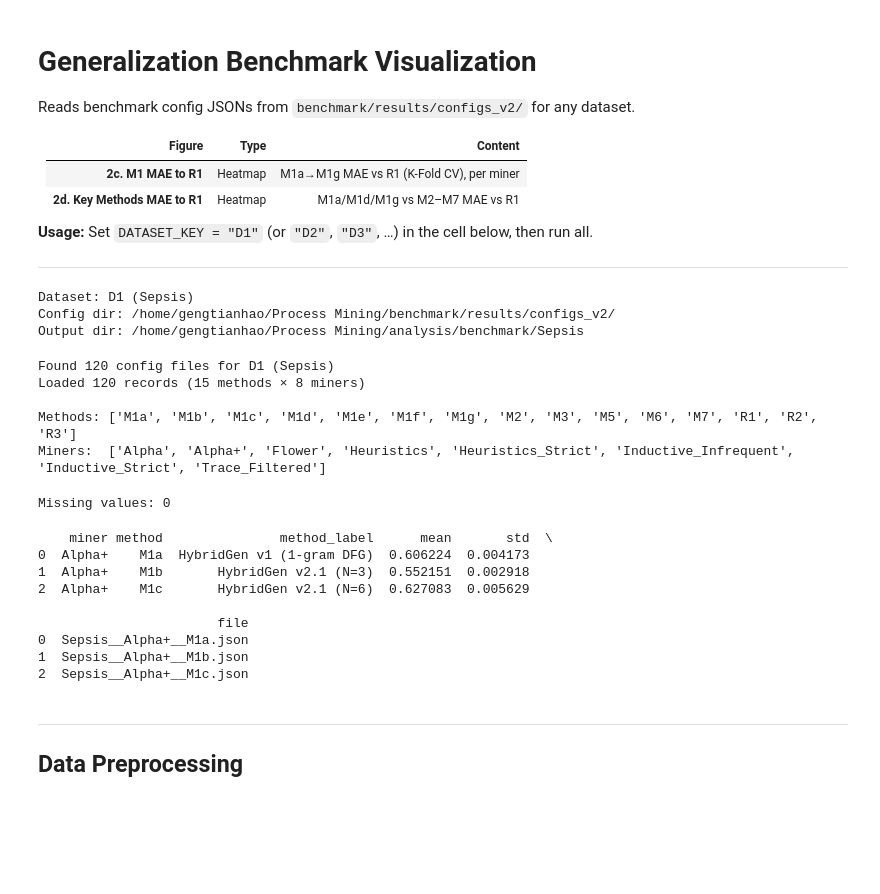
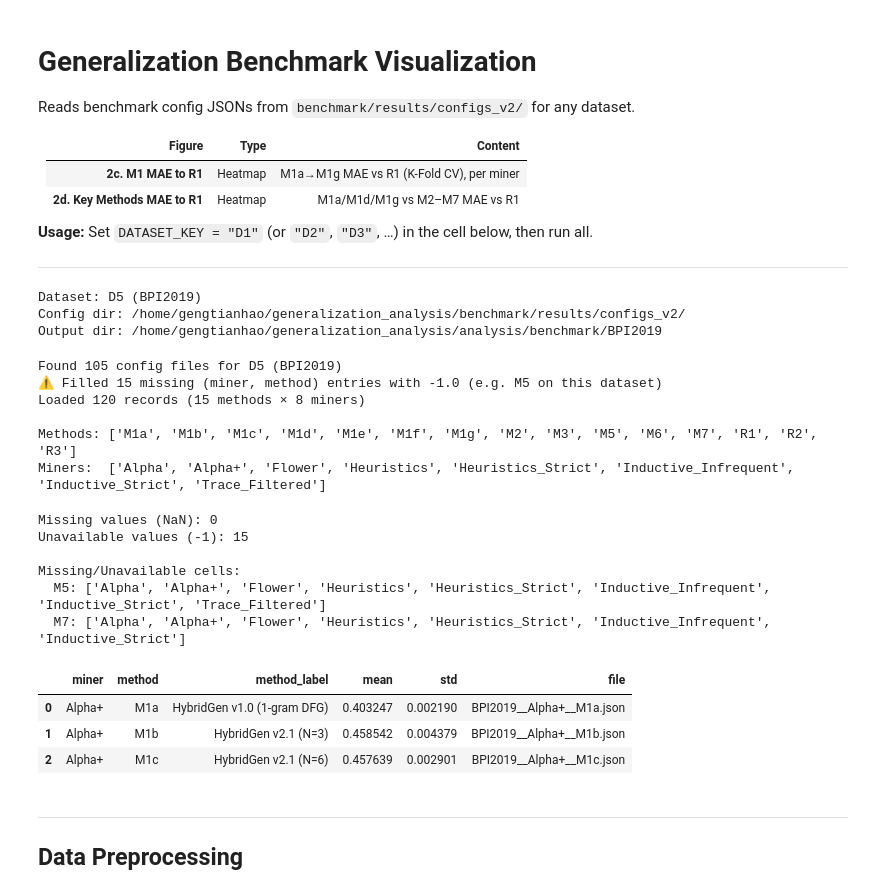
Before and after one commit to Gength/generalization_analysis, a Jupyter notebook: visualize_benchmark.ipynb, the cells around one changed output. Saved outputs shown, nothing was run; the diff lists cells and outputs as text; code cells hidden in the pictures; blank space fills up the shorter version.

```diff
--- a/visualize_benchmark.ipynb
+++ b/visualize_benchmark.ipynb
@@ -13,7 +13,7 @@ Reads benchmark config JSONs from `benchmark/results/configs_v2/` for any datase
 ---
 # %%
 # === Configuration: set your dataset key here ===
-DATASET_KEY = "D1"   # ← Change to "D1", "D2", "D3", … "D21"
+DATASET_KEY = "D5"   # ← Change to "D1", "D2", "D3", … "D21"
 
 # === Imports ===
 import json, glob, os, re, sys
@@ -47,9 +47,9 @@ print(f"Dataset: {DATASET_LABEL}")
 print(f"Config dir: {CONFIG_DIR}")
 print(f"Output dir: {OUTPUT_DIR}")
 # %% [output]
-Dataset: D1 (Sepsis)
-Config dir: /home/gengtianhao/Process Mining/benchmark/results/configs_v2/
-Output dir: /home/gengtianhao/Process Mining/analysis/benchmark/Sepsis
+Dataset: D5 (BPI2019)
+Config dir: /home/gengtianhao/generalization_analysis/benchmark/results/configs_v2/
+Output dir: /home/gengtianhao/generalization_analysis/analysis/benchmark/BPI2019
 # %%
 # === Load all config JSONs for this dataset ===
 files = sorted(glob.glob(os.path.join(CONFIG_DIR, f"{DATASET_NAME}__*.json")))
@@ -99,12 +99,39 @@ for fp in files:
         'file': basename
     })
 
+# === Fill missing (miner, method) combinations with -1 ===
+_CANONICAL_MINERS = [
+    'Trace_Filtered', 'Alpha', 'Alpha+', 'Heuristics', 'Heuristics_Strict',
+    'Inductive_Strict', 'Inductive_Infrequent', 'Flower',
+]
+_CANONICAL_METHODS = ['M1a', 'M1b', 'M1c', 'M1d', 'M1e', 'M1f', 'M1g',
+                      'M2', 'M3', 'M5', 'M6', 'M7', 'R1', 'R2', 'R3']
+
+present_pairs = set((r['miner'], r['method']) for r in records)
+n_filled = 0
+for miner in _CANONICAL_MINERS:
+    for method in _CANONICAL_METHODS:
+        if (miner, method) not in present_pairs:
+            records.append({
+                'miner': miner,
+                'method': method,
+                'method_label': method,
+                'mean': -1.0,
+                'std': -1.0,
+                'file': f'__missing__{miner}__{method}'
+            })
+            n_filled += 1
+
+if n_filled > 0:
+    print(f"⚠ Filled {n_filled} missing (miner, method) entries with -1.0 (e.g. M5 on this dataset)")
+
 df = pd.DataFrame(records)
 print(f"Loaded {len(df)} records ({df['method'].nunique()} methods × {df['miner'].nunique()} miners)")
 print(f"\nMethods: {sorted(df['method'].unique())}")
 print(f"Miners:  {sorted(df['miner'].unique())}")
 # %% [output]
-Found 120 config files for D1 (Sepsis)
+Found 105 config files for D5 (BPI2019)
+⚠ Filled 15 missing (miner, method) entries with -1.0 (e.g. M5 on this dataset)
 Loaded 120 records (15 methods × 8 miners)
 
 Methods: ['M1a', 'M1b', 'M1c', 'M1d', 'M1e', 'M1f', 'M1g', 'M2', 'M3', 'M5', 'M6', 'M7', 'R1', 'R2', 'R3']
@@ -112,27 +139,30 @@ Miners:  ['Alpha', 'Alpha+', 'Flower', 'Heuristics', 'Heuristics_Strict', 'Induc
 # %%
 # === Check for missing values ===
 pivot_check = df.pivot_table(index='miner', columns='method', values='mean', aggfunc='first')
-missing = pivot_check.isna().sum().sum()
-print(f"Missing values: {missing}")
-if missing > 0:
-    print("\nMissing cells:")
+na_count = pivot_check.isna().sum().sum()
+neg1_count = (pivot_check == -1.0).sum().sum()
+total_missing = int(na_count + neg1_count)
+print(f"Missing values (NaN): {int(na_count)}")
+print(f"Unavailable values (-1): {int(neg1_count)}")
+if total_missing > 0:
+    print("\nMissing/Unavailable cells:")
     for method in pivot_check.columns:
-        na_miners = pivot_check.index[pivot_check[method].isna()].tolist()
+        na_miners = pivot_check.index[pivot_check[method].isna() | (pivot_check[method] == -1.0)].tolist()
         if na_miners:
             print(f"  {method}: {na_miners}")
 
 df.head(3)
 # %% [output]
-Missing values: 0
+Missing values (NaN): 0
+Unavailable values (-1): 15
+
+Missing/Unavailable cells:
+  M5: ['Alpha', 'Alpha+', 'Flower', 'Heuristics', 'Heuristics_Strict', 'Inductive_Infrequent', 'Inductive_Strict', 'Trace_Filtered']
+  M7: ['Alpha', 'Alpha+', 'Flower', 'Heuristics', 'Heuristics_Strict', 'Inductive_Infrequent', 'Inductive_Strict']
-    miner method               method_label      mean       std  \
-0  Alpha+    M1a  HybridGen v1 (1-gram DFG)  0.606224  0.004173
-1  Alpha+    M1b       HybridGen v2.1 (N=3)  0.552151  0.002918
-2  Alpha+    M1c       HybridGen v2.1 (N=6)  0.627083  0.005629
-
-                       file
-0  Sepsis__Alpha+__M1a.json
-1  Sepsis__Alpha+__M1b.json
-2  Sepsis__Alpha+__M1c.json
+|  | miner | method | method_label | mean | std | file |
+| 0 | Alpha+ | M1a | HybridGen v1.0 (1-gram DFG) | 0.403247 | 0.002190 | BPI2019__Alpha+__M1a.json |
+| 1 | Alpha+ | M1b | HybridGen v2.1 (N=3) | 0.458542 | 0.004379 | BPI2019__Alpha+__M1b.json |
+| 2 | Alpha+ | M1c | HybridGen v2.1 (N=6) | 0.457639 | 0.002901 | BPI2019__Alpha+__M1c.json |
 # %% [markdown]
 ---
 ## Data Preprocessing
```
Also changed, not shown: parts of 4 cells of this notebook, 5 other files.
